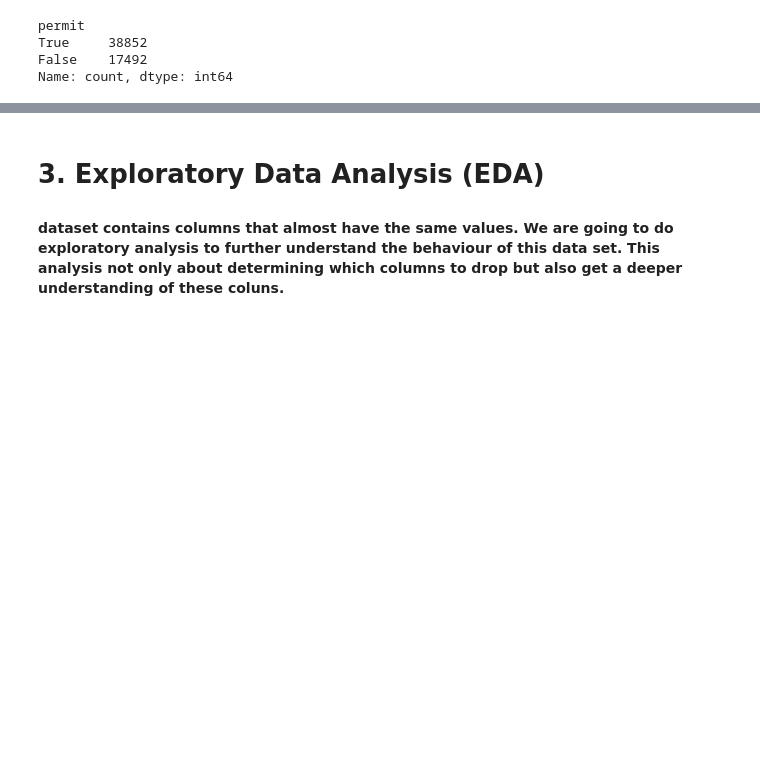
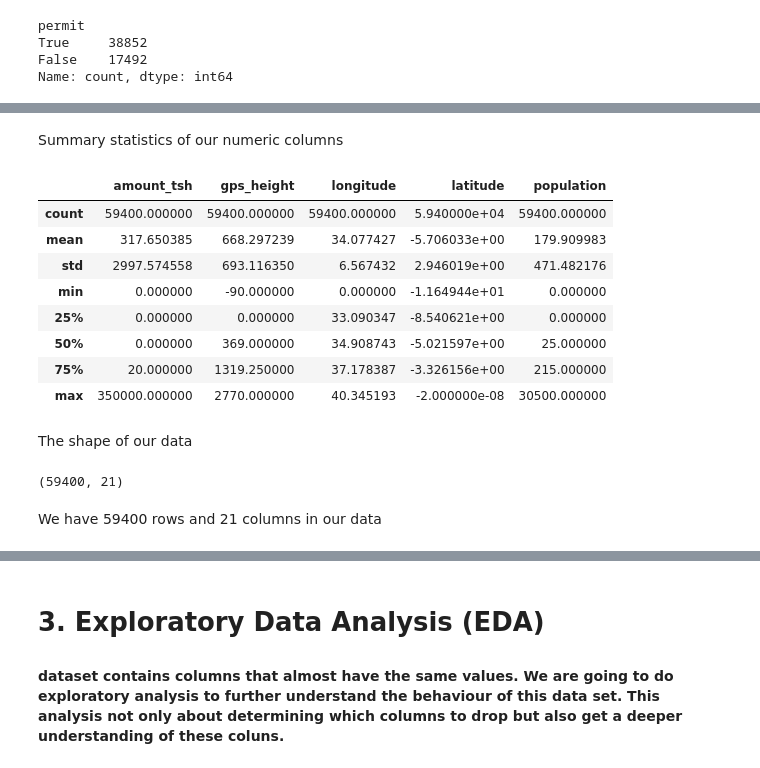
Before and after one commit to dev-ezzy/Classification-model, a Jupyter notebook: index.ipynb, the cells around one changed output, grey strips where cells are left out. Cells and saved outputs as stored; diff of their text form; code cells hidden in the pictures; blank space fills up the shorter version.

```diff
--- a/index.ipynb
+++ b/index.ipynb
@@ -595,0 +619,24 @@ water_data
+# %% [markdown]
+Summary statistics of our numeric columns
+# %%
+#summary statistics
+water_data.describe()
+# %% [output]
+|  | amount_tsh | gps_height | longitude | latitude | population |
+| count | 59400.000000 | 59400.000000 | 59400.000000 | 5.940000e+04 | 59400.000000 |
+| mean | 317.650385 | 668.297239 | 34.077427 | -5.706033e+00 | 179.909983 |
+| std | 2997.574558 | 693.116350 | 6.567432 | 2.946019e+00 | 471.482176 |
+| min | 0.000000 | -90.000000 | 0.000000 | -1.164944e+01 | 0.000000 |
+| 25% | 0.000000 | 0.000000 | 33.090347 | -8.540621e+00 | 0.000000 |
+| 50% | 0.000000 | 369.000000 | 34.908743 | -5.021597e+00 | 25.000000 |
+| 75% | 20.000000 | 1319.250000 | 37.178387 | -3.326156e+00 | 215.000000 |
+| max | 350000.000000 | 2770.000000 | 40.345193 | -2.000000e-08 | 30500.000000 |
+# %% [markdown]
+The shape of our data
+# %%
+#shape
+water_data.shape
+# %% [output]
+(59400, 21)
+# %% [markdown]
+We have 59400 rows and 21 columns in our data
```
Also changed, not shown: parts of 30 cells of this notebook.
